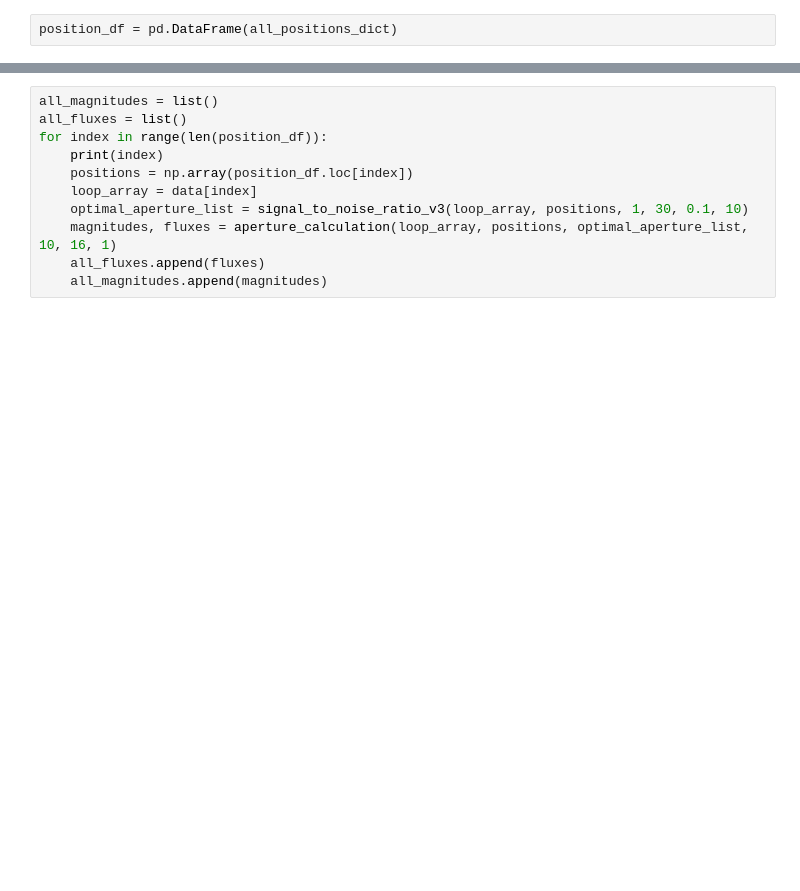
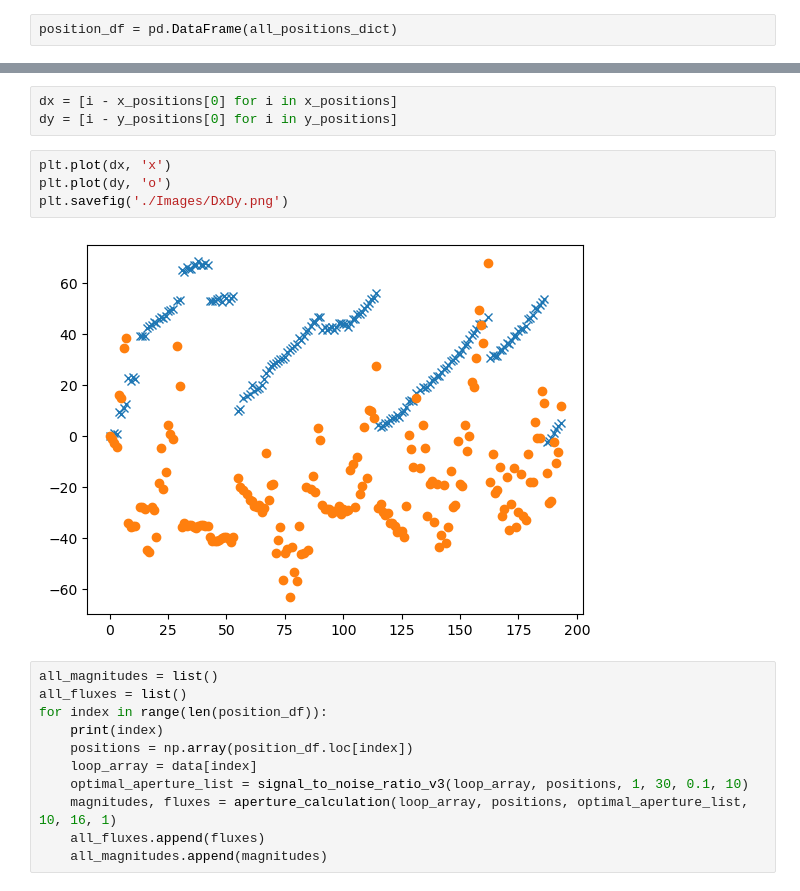
Before and after one commit to npi2015/Mphys-project, a Jupyter notebook: Notebooks/all_RV_UMa_nights_Blue.ipynb, the cells around one changed output, grey strips where cells are left out. Saved outputs shown, nothing was run; the diff lists cells and outputs as text; blank space fills up the shorter version.

```diff
--- a/Notebooks/all_RV_UMa_nights_Blue.ipynb
+++ b/Notebooks/all_RV_UMa_nights_Blue.ipynb
@@ -234,3 +241,12 @@ position_df = pd.DataFrame(all_positions_dict)
+# %%
+dx = [i - x_positions[0] for i in x_positions]
+dy = [i - y_positions[0] for i in y_positions]
+# %%
+plt.plot(dx, 'x')
+plt.plot(dy, 'o')
+plt.savefig('./Images/DxDy.png')
+# %% [output]
+[figure, added]
 # %%
 all_magnitudes = list()
 all_fluxes = list()
```
Also changed, not shown: parts of 17 cells of this notebook, 46 other files.
